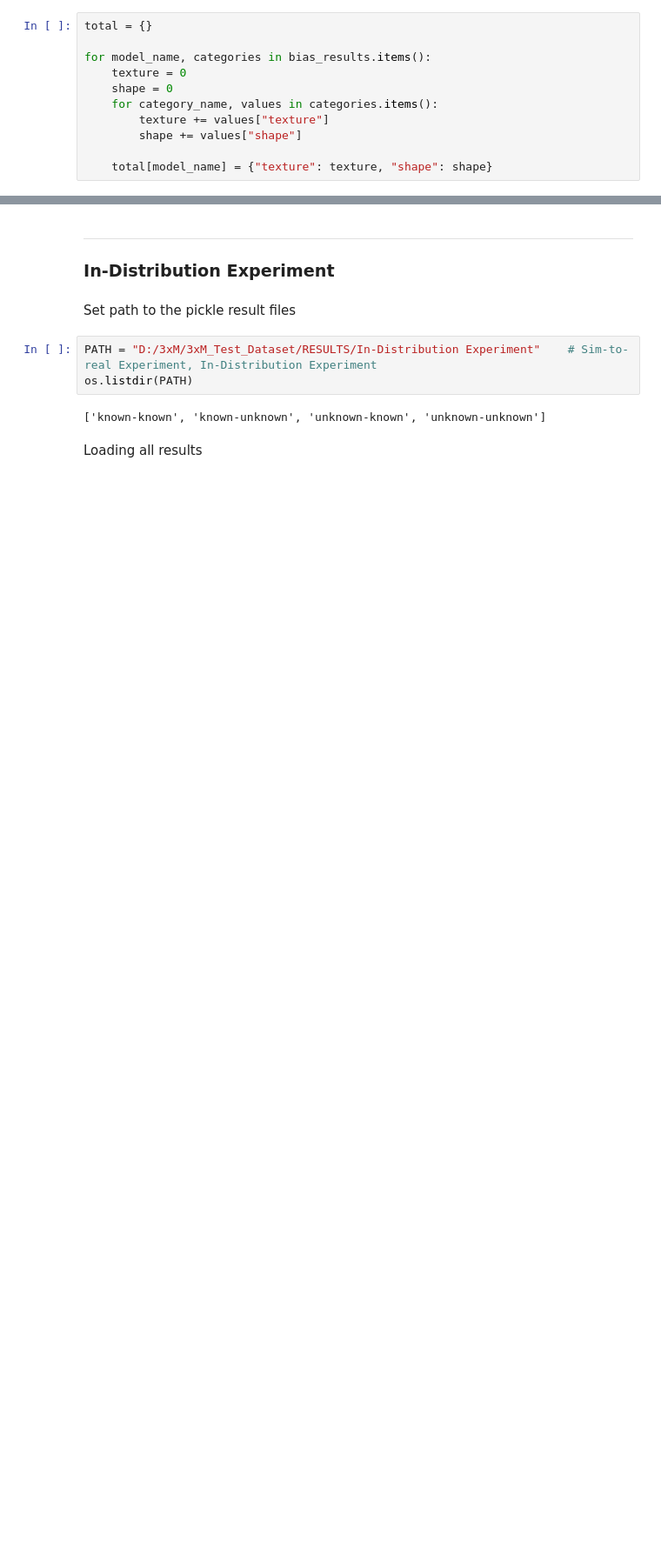
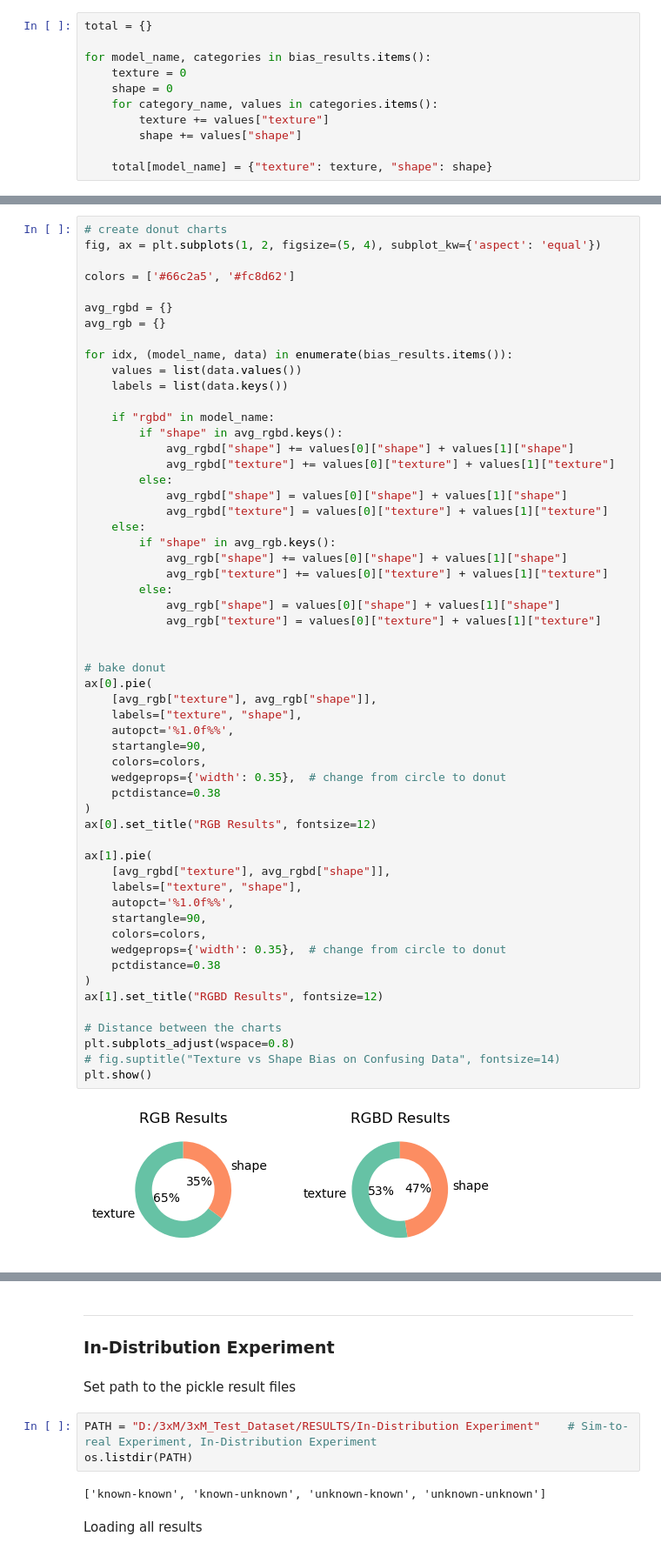
Before and after one commit to xXAI-botXx/torch-mask-rcnn-instance-segmentation, a Jupyter notebook: results.ipynb, the cells around one changed output, grey strips where cells are left out. Shown at 87% size. Saved outputs shown, nothing was run; the diff lists cells and outputs as text; blank space fills up the shorter version.

```diff
--- a/results.ipynb
+++ b/results.ipynb
@@ -247,0 +248,58 @@ plt.show()
+# %%
+# create donut charts
+fig, ax = plt.subplots(1, 2, figsize=(5, 4), subplot_kw={'aspect': 'equal'})
+
+colors = ['#66c2a5', '#fc8d62']
+
+avg_rgbd = {}
+avg_rgb = {}
+
+for idx, (model_name, data) in enumerate(bias_results.items()):
+    values = list(data.values())
+    labels = list(data.keys())
+
+    if "rgbd" in model_name:
+        if "shape" in avg_rgbd.keys():
+            avg_rgbd["shape"] += values[0]["shape"] + values[1]["shape"]
+            avg_rgbd["texture"] += values[0]["texture"] + values[1]["texture"]
+        else:
+            avg_rgbd["shape"] = values[0]["shape"] + values[1]["shape"]
+            avg_rgbd["texture"] = values[0]["texture"] + values[1]["texture"]
+    else:
+        if "shape" in avg_rgb.keys():
+            avg_rgb["shape"] += values[0]["shape"] + values[1]["shape"]
+            avg_rgb["texture"] += values[0]["texture"] + values[1]["texture"]
+        else:
+            avg_rgb["shape"] = values[0]["shape"] + values[1]["shape"]
+            avg_rgb["texture"] = values[0]["texture"] + values[1]["texture"]
+
+
+# bake donut
+ax[0].pie(
+    [avg_rgb["texture"], avg_rgb["shape"]],
+    labels=["texture", "shape"],
+    autopct='%1.0f%%',
+    startangle=90,
+    colors=colors,
+    wedgeprops={'width': 0.35},  # change from circle to donut
+    pctdistance=0.38
+)
+ax[0].set_title("RGB Results", fontsize=12)
+
+ax[1].pie(
+    [avg_rgbd["texture"], avg_rgbd["shape"]],
+    labels=["texture", "shape"],
+    autopct='%1.0f%%',
+    startangle=90,
+    colors=colors,
+    wedgeprops={'width': 0.35},  # change from circle to donut
+    pctdistance=0.38
+)
+ax[1].set_title("RGBD Results", fontsize=12)
+
+# Distance between the charts
+plt.subplots_adjust(wspace=0.8)
+# fig.suptitle("Texture vs Shape Bias on Confusing Data", fontsize=14)
+plt.show()
+# %% [output]
+[figure, added]
```
Also changed, not shown: parts of 10 cells of this notebook.
